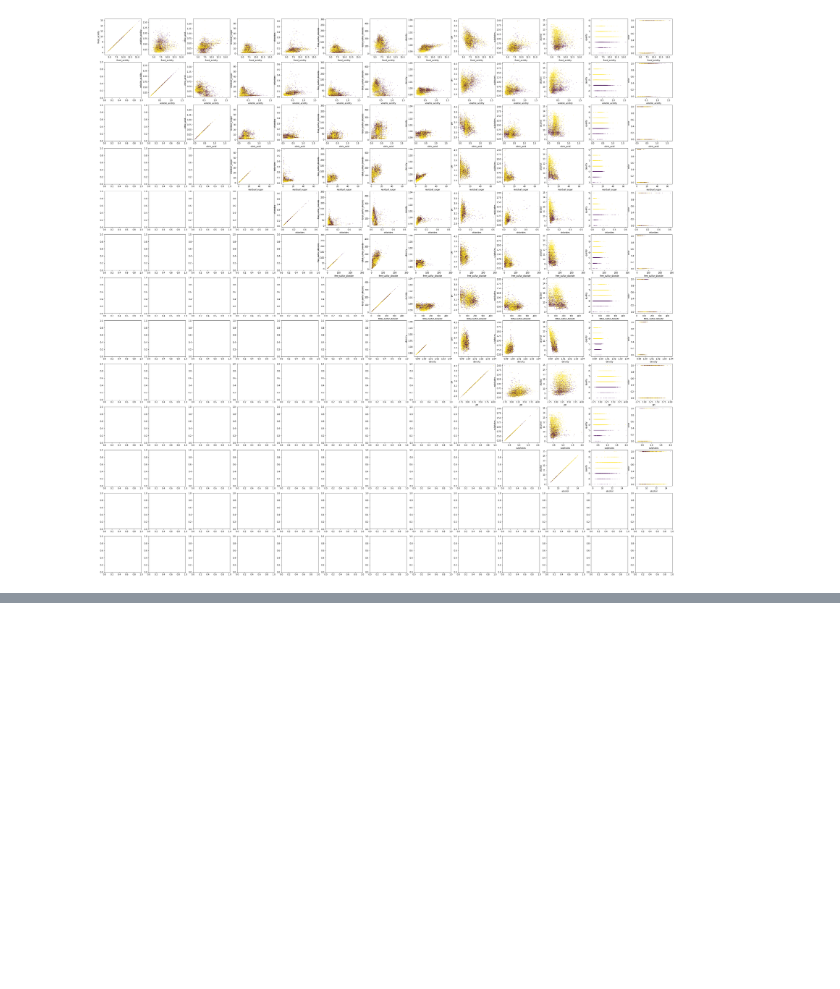
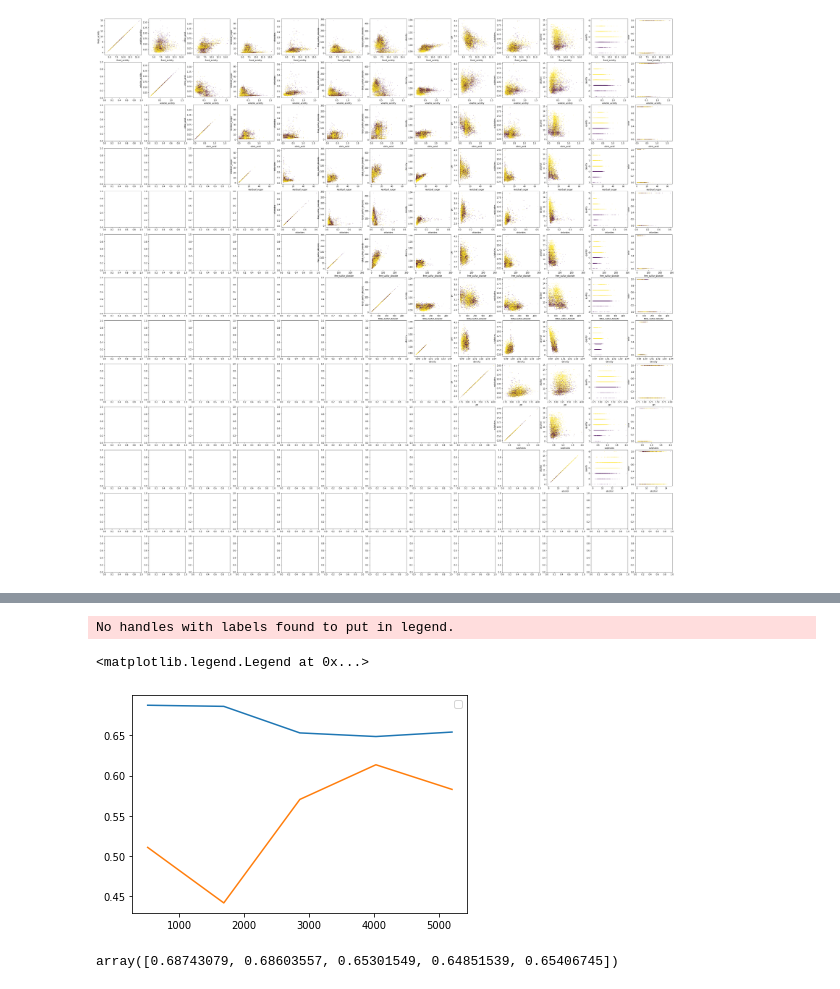
Before and after one commit to seanrasku/wineProject, a Jupyter notebook: cs438Project/plots.ipynb, the cells around one changed output, grey strips where cells are left out. Drawn from its saved outputs; the diff is of its cells as text; code cells hidden in the pictures; blank space fills up the shorter version.

```diff
--- a/cs438Project/plots.ipynb
+++ b/cs438Project/plots.ipynb
@@ -146,0 +99,15 @@ confusion_matrix(y_true, y_pred, *, labels=None, sample_weight=None, normalize=N
+# %%
+# normalize x
+x2 = (x - x.mean(axis=0)) / x.std()
+y2 = arr[:, -2] > 5
+x2_train, x2_test, y2_train, y2_test = train_test_split(x, y2, test_size=0.2, random_state=0)
+regrs = {
+    "linear SVM": SVC(kernel="linear", C=0.025),
+    "RBF SVM": SVC(gamma=2, C=1),
+    "logistic regression": LogisticRegression(solver='lbfgs', max_iter=1000),
+    "Neural network": MLPClassifier(solver='lbfgs', alpha=1e-4, hidden_layer_sizes=(30, 30), random_state=1),
+}
+L = max(len(n) for n in regrs.keys())
+
+for r in regrs.values():
+    r.fit(x2_train, y2_train)
@@ -146,0 +154,14 @@ confusion_matrix(y_true, y_pred, *, labels=None, sample_weight=None, normalize=N
+# %%
+sizes, trains, tests = learning_curve(regrs['logistic regression'], x2, y2)
+
+plot = plt.plot(sizes, trains.mean(axis=0), )
+plot = plt.plot(sizes, tests.mean(axis=0))
+plt.legend()
+# %% [output]
+No handles with labels found to put in legend.
+<matplotlib.legend.Legend at 0x...>
+[figure, added]
+# %%
+trains.mean(axis=0)
+# %% [output]
+array([0.68743079, 0.68603557, 0.65301549, 0.64851539, 0.65406745])
```
Also changed, not shown: parts of 19 cells of this notebook, 9 other files.
